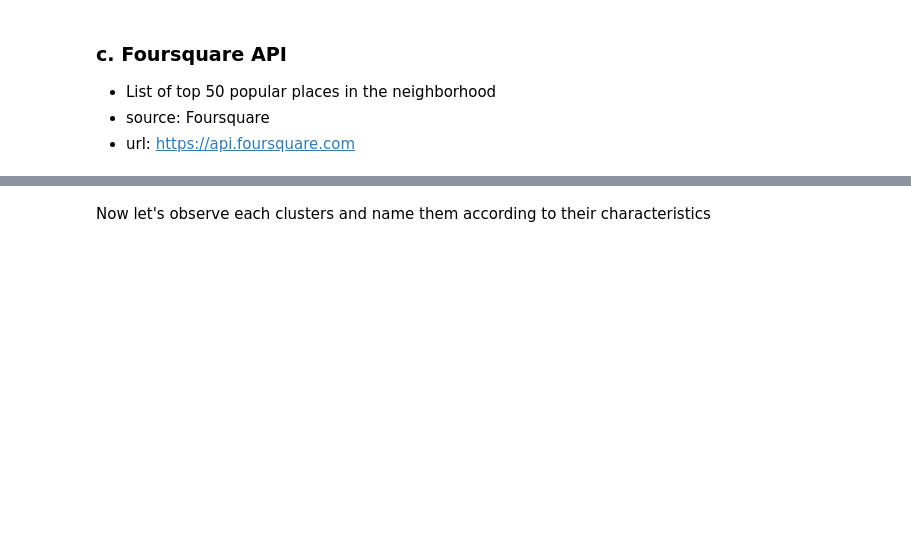
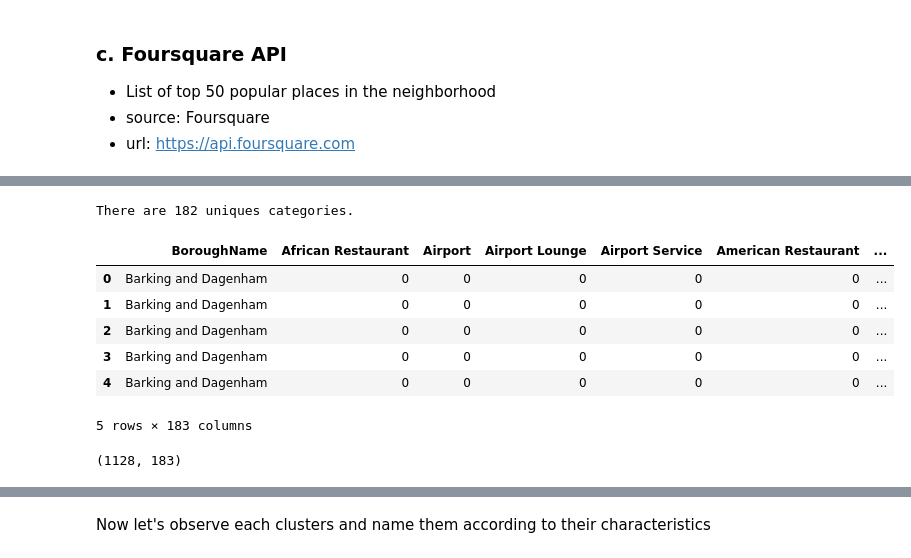
Before and after one commit to ggisha/Coursera_Capstone, a Jupyter notebook: The Battle of the neighborhoods.ipynb, the cells around one changed output, grey strips where cells are left out. Saved outputs shown, nothing was run; the diff lists cells and outputs as text; code cells hidden in the pictures; blank space fills up the shorter version.

```diff
--- a/The Battle of the neighborhoods.ipynb
+++ b/The Battle of the neighborhoods.ipynb
@@ -157,0 +256,9 @@ info['BoroughName'].unique()
+# %%
+# Foursquare credentials
+CLIENT_ID = 'S3ONPSOKENADL51USBUU4BATDOAQZUZ0WJL13VCXOPDXKQ33' # Foursquare ID
+CLIENT_SECRET = '4HGT1KWEEAAPJYSWGNN0IGBOYHVVOMA01AAIH5Q5QSJXHH4T' # Foursquare Secret
+VERSION = '20181206' # Foursquare API version
+
+print('Your credentails:')
+print('CLIENT_ID: ' + CLIENT_ID)
+print('CLIENT_SECRET:' + CLIENT_SECRET)
@@ -295,15 +509,27 @@ In this part, we will conduct K-means clustering to group the boroughs according
 # %%
 print('There are {} uniques categories.'.format(len(venues['Venue Category'].unique())))
+# %% [output]
+There are 182 uniques categories.
 # %%
 # One hot encoding before clustering
 onehot = pd.get_dummies(venues[['Venue Category']], prefix="", prefix_sep="")
-In [126]:
+
 # Add borough name back to dataframe
 borough = venues['BoroughName']
 onehot.insert(0, 'BoroughName', borough)
 onehot.head()
+# %% [output]
+|  | BoroughName | African Restaurant | Airport | Airport Lounge | Airport Service | American Restaurant | ... |
+| 0 | Barking and Dagenham | 0 | 0 | 0 | 0 | 0 | ... |
+| 1 | Barking and Dagenham | 0 | 0 | 0 | 0 | 0 | ... |
+| 2 | Barking and Dagenham | 0 | 0 | 0 | 0 | 0 | ... |
+| 3 | Barking and Dagenham | 0 | 0 | 0 | 0 | 0 | ... |
+| 4 | Barking and Dagenham | 0 | 0 | 0 | 0 | 0 | ... |
+5 rows × 183 columns
 # %%
 onehot.shape
+# %% [output]
+(1128, 183)
 # %%
 # Group rows by borough and take the mean of frequency of each venue category
 grouped = onehot.groupby('BoroughName').mean().reset_index()
```
Also changed, not shown: parts of 76 cells of this notebook.
